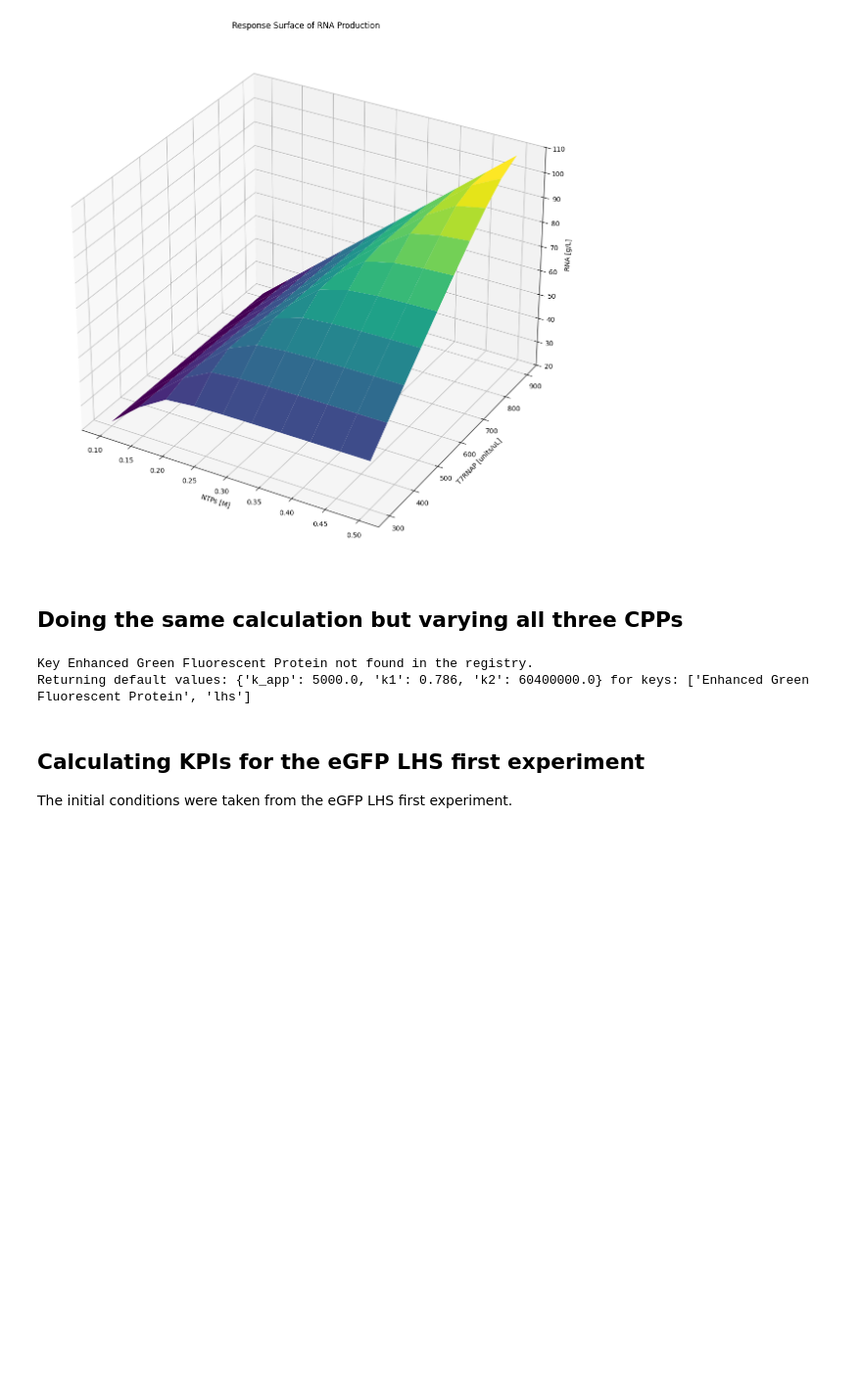
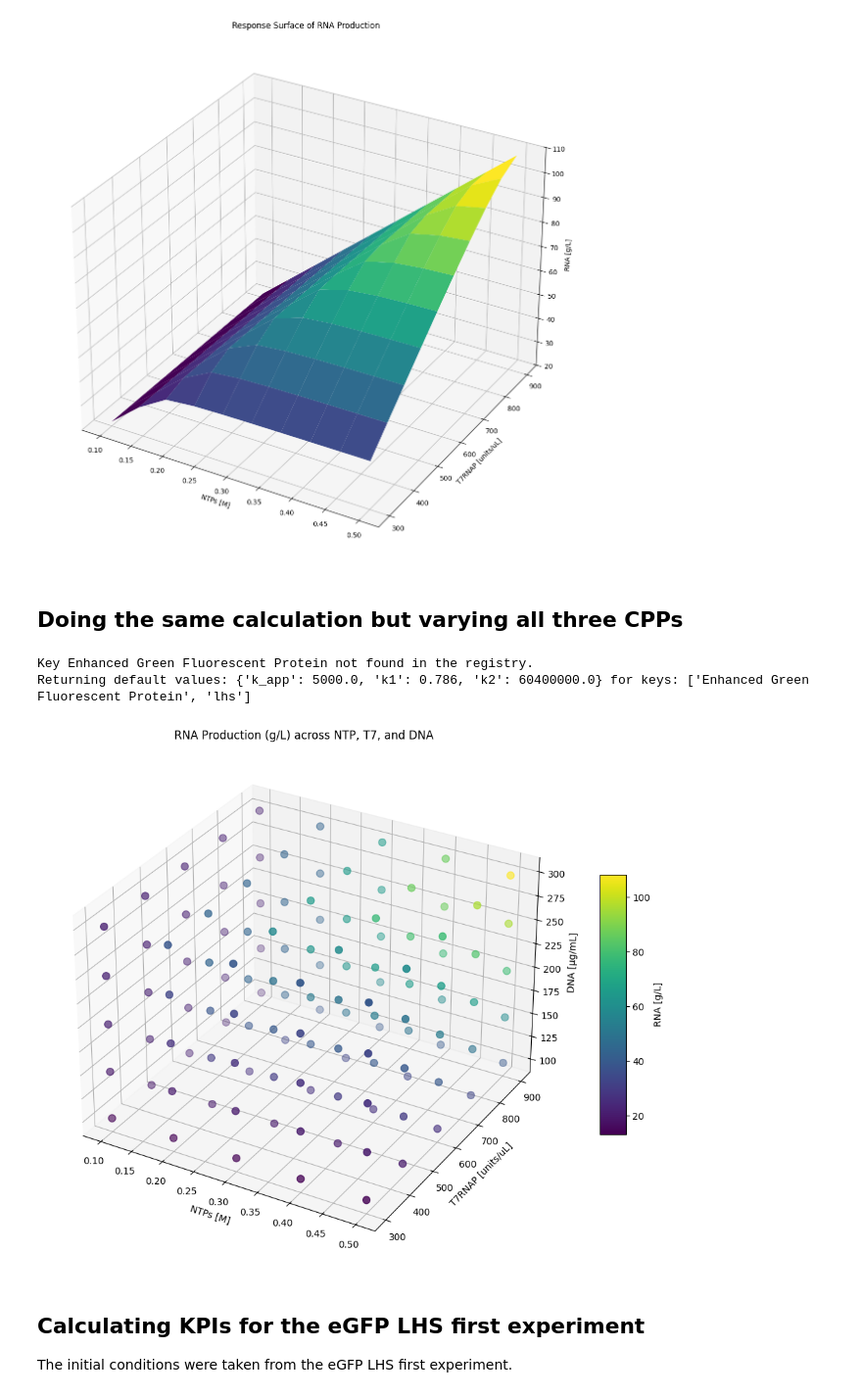
Before and after one commit to kesler20/phd_notebooks, a Jupyter notebook: 2025/07/KPIs and Optimal Operating Ranges.ipynb, the cells around one changed output. Shown at 98% size. Cells and saved outputs as stored; diff of their text form; code cells hidden in the pictures; blank space fills up the shorter version.

Commit message:
feat: added a noninteractive plot to visualise it from the browser🤝

```diff
--- a/2025/07/KPIs and Optimal Operating Ranges.ipynb
+++ b/2025/07/KPIs and Optimal Operating Ranges.ipynb
@@ -114,33 +114,56 @@ scatter = go.Scatter3d(
     x=ntp_mesh.flatten(),
     y=t7_mesh.flatten(),
     z=dna_mesh.flatten(),
     mode="markers",
     marker=dict(
         size=rna_mesh.flatten() * 0.2,  # Adjust size scaling as needed
         color=rna_mesh.flatten(),
         colorscale="Viridis",
         colorbar=dict(title=schema.IVTReactionSchema.RNA_g_L.value),
         opacity=0.8,
     ),
     text=[f"RNA: {rna:.2f} g/L" for rna in rna_mesh.flatten()],
 )
 
 layout = go.Layout(
     scene=dict(
         xaxis_title=schema.IVTReactionSchema.NTP_M.value,
         yaxis_title=schema.IVTReactionSchema.T7RNAP_u_uL.value,
         zaxis_title=schema.IVTReactionSchema.DNA_ug_mL.value,
     ),
     title="Interactive Response Surface of RNA Production with Varying CPPs",
     margin=dict(l=0, r=0, b=0, t=40),
     height=800,
 )
 
 fig_plotly = go.Figure(data=[scatter], layout=layout)
 fig_plotly.show()
+
+# Also add a non interactive 3D surface plot using matplotlib
+import matplotlib.pyplot as plt
+
+fig = plt.figure(figsize=(14, 10))
+ax = fig.add_subplot(111, projection="3d")
+
+# Flatten the meshgrids for scatter plot
+x = ntp_mesh.flatten()
+y = t7_mesh.flatten()
+z = dna_mesh.flatten()
+c = rna_mesh.flatten()
+
+sc = ax.scatter(x, y, z, c=c, cmap="viridis", s=60)
+ax.set_xlabel(schema.IVTReactionSchema.NTP_M.value)
+ax.set_ylabel(schema.IVTReactionSchema.T7RNAP_u_uL.value)
+ax.set_zlabel(schema.IVTReactionSchema.DNA_ug_mL.value)
+ax.set_title("RNA Production (g/L) across NTP, T7, and DNA")
+fig.colorbar(
+    sc, ax=ax, shrink=0.5, aspect=10, label=schema.IVTReactionSchema.RNA_g_L.value
+)
+plt.show()
 # %% [output]
 Key Enhanced Green Fluorescent Protein not found in the registry.
 Returning default values: {'k_app': 5000.0, 'k1': 0.786, 'k2': 60400000.0} for keys: ['Enhanced Green Fluorescent Protein', 'lhs']
+[figure, added]
 # %% [markdown]
 ## Calculating KPIs for the eGFP LHS first experiment
 
```
